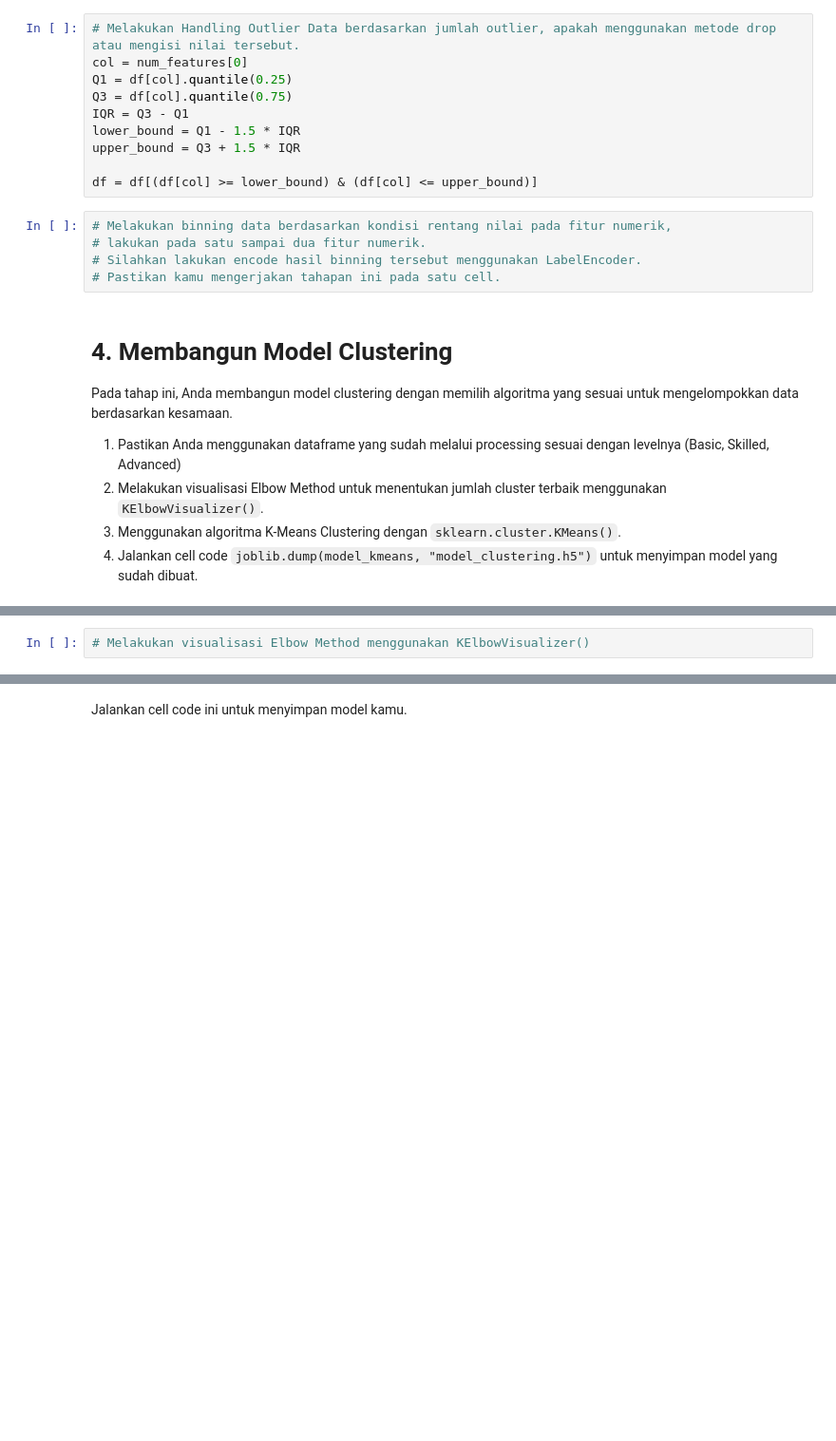
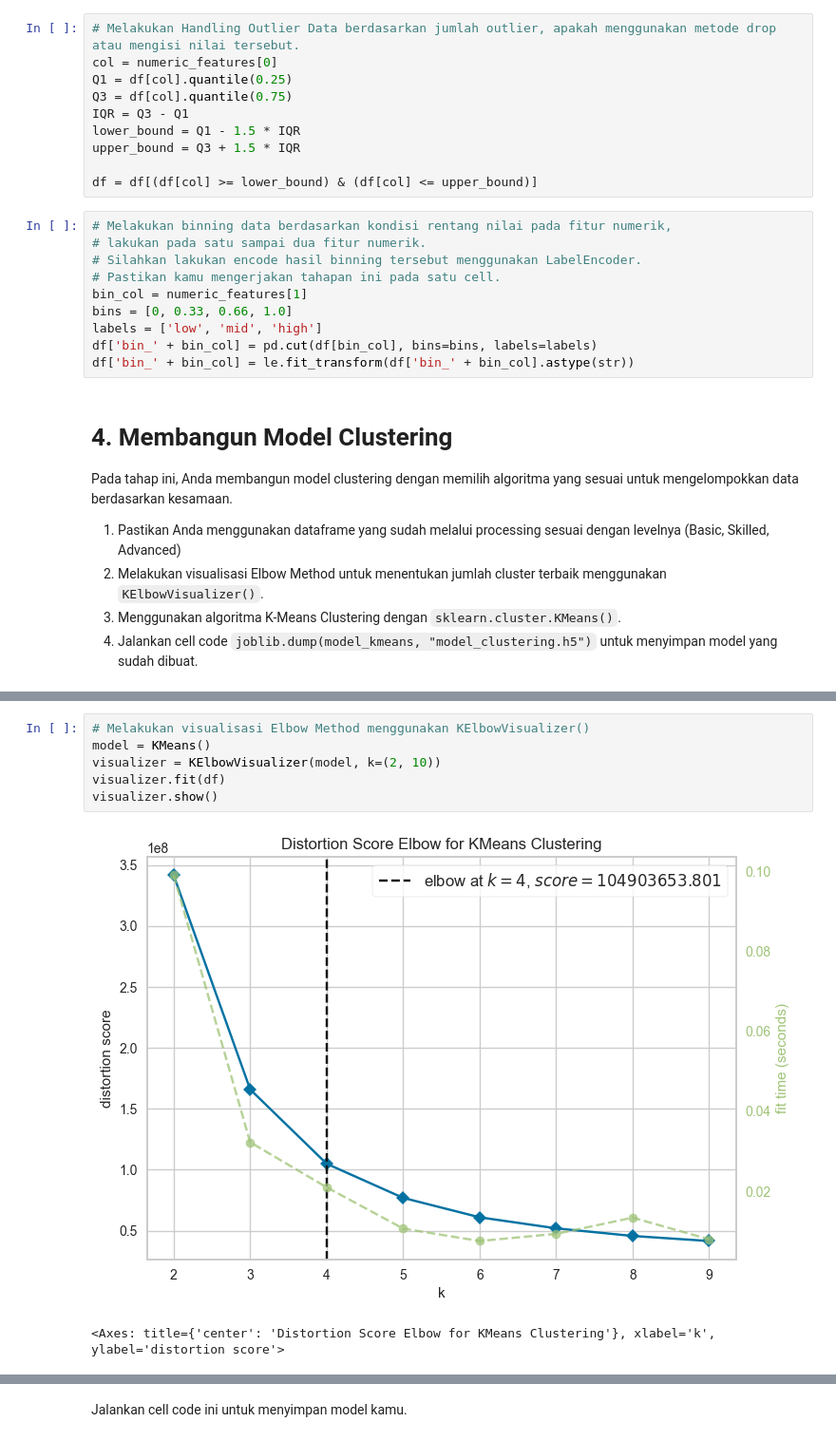
Before and after one commit to adyuta447/bank-transaction-dataset-for-fraud-detection, a Jupyter notebook: [Clustering]_Submission_Akhir_BMLP_Jan_Agra_Adyuta_Harnowo.ipynb, the cells around one changed output, grey strips where cells are left out. Shown at 95% size. Drawn from its saved outputs; the diff is of its cells as text; blank space fills up the shorter version.

```diff
--- a/[Clustering]_Submission_Akhir_BMLP_Jan_Agra_Adyuta_Harnowo.ipynb
+++ b/[Clustering]_Submission_Akhir_BMLP_Jan_Agra_Adyuta_Harnowo.ipynb
@@ -267,7 +283,7 @@ df = df.drop_duplicates()
 **Biarkan kosong jika tidak menerapkan kriteria advanced**
 # %%
 # Melakukan Handling Outlier Data berdasarkan jumlah outlier, apakah menggunakan metode drop atau mengisi nilai tersebut.
-col = num_features[0]
+col = numeric_features[0]
 Q1 = df[col].quantile(0.25)
 Q3 = df[col].quantile(0.75)
 IQR = Q3 - Q1
@@ -280,6 +296,11 @@ df = df[(df[col] >= lower_bound) & (df[col] <= upper_bound)]
 # lakukan pada satu sampai dua fitur numerik.
 # Silahkan lakukan encode hasil binning tersebut menggunakan LabelEncoder.
 # Pastikan kamu mengerjakan tahapan ini pada satu cell.
+bin_col = numeric_features[1]
+bins = [0, 0.33, 0.66, 1.0]
+labels = ['low', 'mid', 'high']
+df['bin_' + bin_col] = pd.cut(df[bin_col], bins=bins, labels=labels)
+df['bin_' + bin_col] = le.fit_transform(df['bin_' + bin_col].astype(str))
 # %% [markdown]
 # **4. Membangun Model Clustering**
 Pada tahap ini, Anda membangun model clustering dengan memilih algoritma yang sesuai untuk mengelompokkan data berdasarkan kesamaan.
@@ -295,4 +327,11 @@ Pada tahap ini, Anda membangun model clustering dengan memilih algoritma yang se
 # %%
 # Melakukan visualisasi Elbow Method menggunakan KElbowVisualizer()
+model = KMeans()
+visualizer = KElbowVisualizer(model, k=(2, 10))
+visualizer.fit(df)
+visualizer.show()
+# %% [output]
+[figure, added]
+<Axes: title={'center': 'Distortion Score Elbow for KMeans Clustering'}, xlabel='k', ylabel='distortion score'>
 # %%
 # Menggunakan algoritma K-Means Clustering
```
Also changed, not shown: parts of 12 cells of this notebook, 2 other files.
